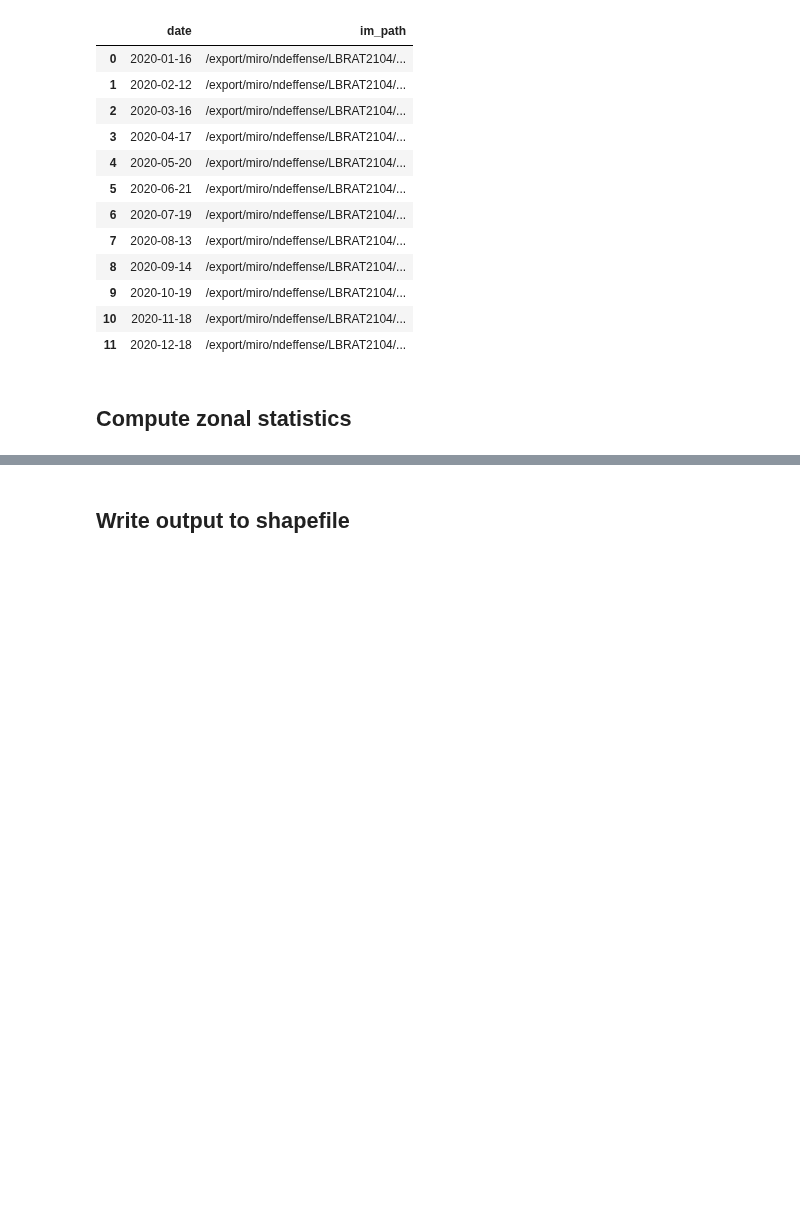
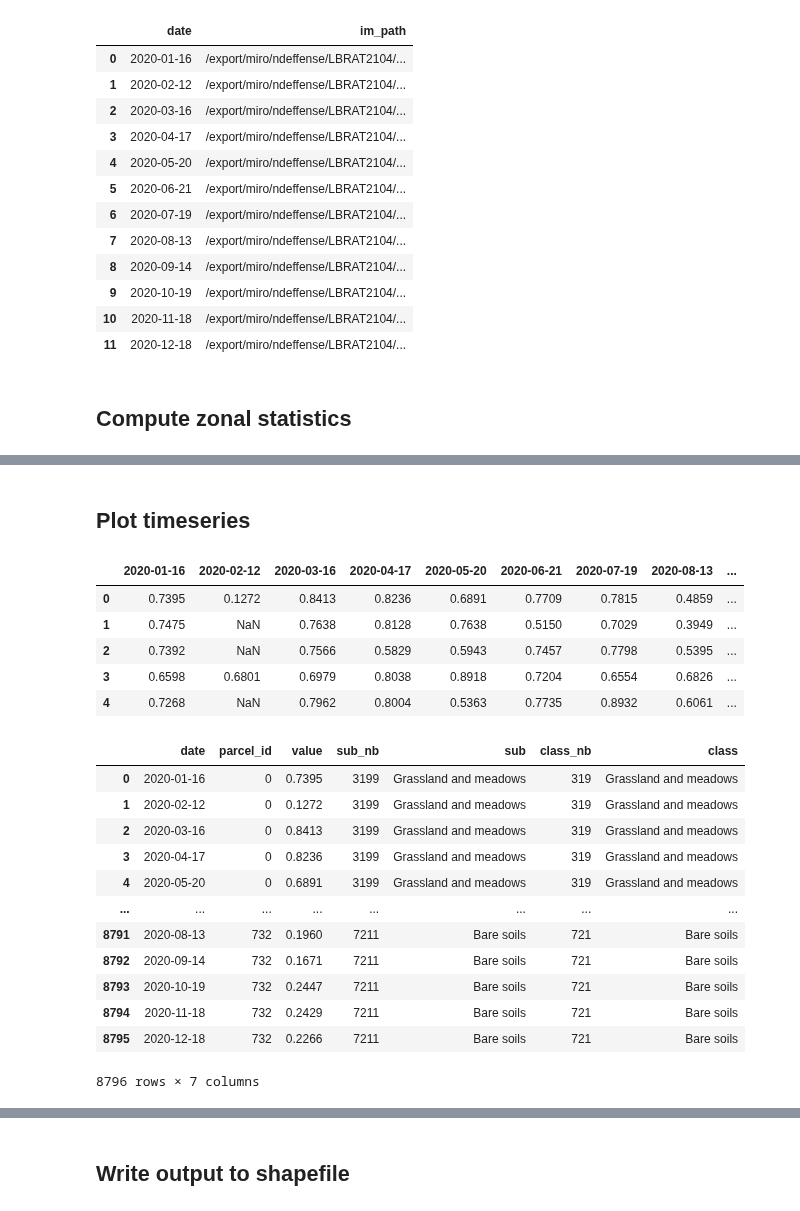
Before and after one commit to nicolasdeffense/eo-toolbox, a Jupyter notebook: notebooks/A_Zonal_Statistics/zonal_stats_continuous.ipynb, the cells around one changed output, grey strips where cells are left out. Drawn from its saved outputs; the diff is of its cells as text; code cells hidden in the pictures; blank space fills up the shorter version.

```diff
--- a/notebooks/A_Zonal_Statistics/zonal_stats_continuous.ipynb
+++ b/notebooks/A_Zonal_Statistics/zonal_stats_continuous.ipynb
@@ -200,0 +202,42 @@ display(dfs)
+# %% [markdown]
+## Plot timeseries
+# %%
+df = dfs
+
+display(df)
+
+df['parcel_id'] = df.index
+
+df = df.set_index('parcel_id')
+
+df = df.transpose()
+
+df['date'] = df.index
+
+df = df.melt(id_vars=['date'], var_name='parcel_id')
+
+df = df.merge(gdf, left_on='parcel_id', right_on='id')
+
+df = df[['date','parcel_id','value','sub_nb','sub','class_nb','class']]
+
+display(df)
+# %% [output]
+|  | 2020-01-16 | 2020-02-12 | 2020-03-16 | 2020-04-17 | 2020-05-20 | 2020-06-21 | 2020-07-19 | 2020-08-13 | ... |
+| 0 | 0.7395 | 0.1272 | 0.8413 | 0.8236 | 0.6891 | 0.7709 | 0.7815 | 0.4859 | ... |
+| 1 | 0.7475 | NaN | 0.7638 | 0.8128 | 0.7638 | 0.5150 | 0.7029 | 0.3949 | ... |
+| 2 | 0.7392 | NaN | 0.7566 | 0.5829 | 0.5943 | 0.7457 | 0.7798 | 0.5395 | ... |
+| 3 | 0.6598 | 0.6801 | 0.6979 | 0.8038 | 0.8918 | 0.7204 | 0.6554 | 0.6826 | ... |
+| 4 | 0.7268 | NaN | 0.7962 | 0.8004 | 0.5363 | 0.7735 | 0.8932 | 0.6061 | ... |
+|  | date | parcel_id | value | sub_nb | sub | class_nb | class |
+| 0 | 2020-01-16 | 0 | 0.7395 | 3199 | Grassland and meadows | 319 | Grassland and meadows |
+| 1 | 2020-02-12 | 0 | 0.1272 | 3199 | Grassland and meadows | 319 | Grassland and meadows |
+| 2 | 2020-03-16 | 0 | 0.8413 | 3199 | Grassland and meadows | 319 | Grassland and meadows |
+| 3 | 2020-04-17 | 0 | 0.8236 | 3199 | Grassland and meadows | 319 | Grassland and meadows |
+| 4 | 2020-05-20 | 0 | 0.6891 | 3199 | Grassland and meadows | 319 | Grassland and meadows |
+| ... | ... | ... | ... | ... | ... | ... | ... |
+| 8791 | 2020-08-13 | 732 | 0.1960 | 7211 | Bare soils | 721 | Bare soils |
+| 8792 | 2020-09-14 | 732 | 0.1671 | 7211 | Bare soils | 721 | Bare soils |
+| 8793 | 2020-10-19 | 732 | 0.2447 | 7211 | Bare soils | 721 | Bare soils |
+| 8794 | 2020-11-18 | 732 | 0.2429 | 7211 | Bare soils | 721 | Bare soils |
+| 8795 | 2020-12-18 | 732 | 0.2266 | 7211 | Bare soils | 721 | Bare soils |
+8796 rows × 7 columns
```
Also changed, not shown: parts of 5 cells of this notebook, 9 other files.
